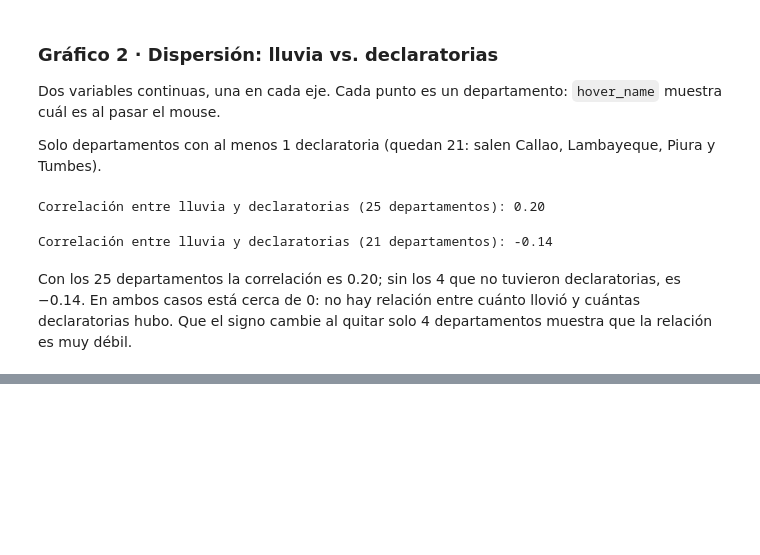
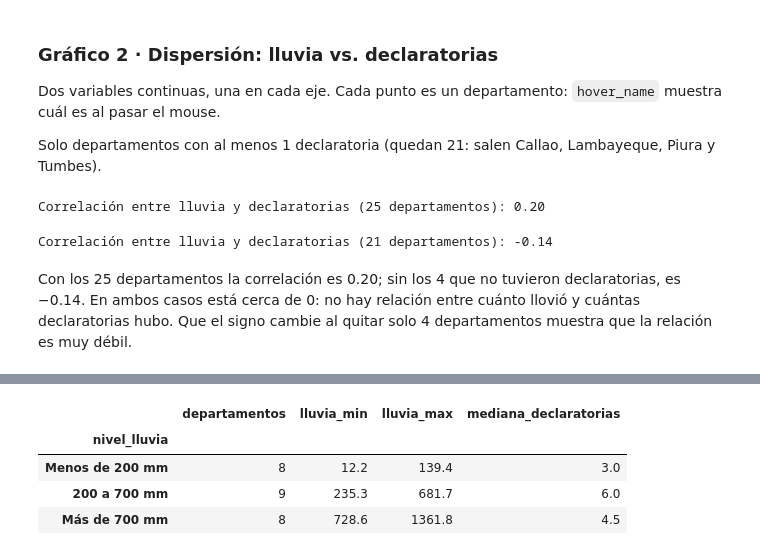
Before and after one commit to FlaviaRomero/repositorio-del-grupo11, a Jupyter notebook: assignment_3/visualizacion.ipynb, the cells around one changed output, grey strips where cells are left out. Cells and saved outputs as stored; diff of their text form; code cells hidden in the pictures; blank space fills up the shorter version.

```diff
--- a/assignment_3/visualizacion.ipynb
+++ b/assignment_3/visualizacion.ipynb
@@ -183,0 +194,21 @@ fig.show()
+# %%
+# pd.cut parte la lluvia en tramos fijos: (0, 200], (200, 700] y (700, 1500]
+dataset["nivel_lluvia"] = pd.cut(
+    dataset["lluvia_total_mm"],
+    bins=[0, 200, 700, 1500],
+    labels=["Menos de 200 mm", "200 a 700 mm", "Más de 700 mm"],
+)
+
+# Resumen por grupo: cuántos departamentos hay, rango de lluvia y mediana de declaratorias
+dataset.groupby("nivel_lluvia", observed=True).agg(
+    departamentos=("departamento", "count"),
+    lluvia_min=("lluvia_total_mm", "min"),
+    lluvia_max=("lluvia_total_mm", "max"),
+    mediana_declaratorias=("declaratorias", "median"),
+)
+# %% [output]
+|  | departamentos | lluvia_min | lluvia_max | mediana_declaratorias |
+| nivel_lluvia |  |  |  |  |
+| Menos de 200 mm | 8 | 12.2 | 139.4 | 3.0 |
+| 200 a 700 mm | 9 | 235.3 | 681.7 | 6.0 |
+| Más de 700 mm | 8 | 728.6 | 1361.8 | 4.5 |
```
Also changed, not shown: parts of 2 cells of this notebook.
